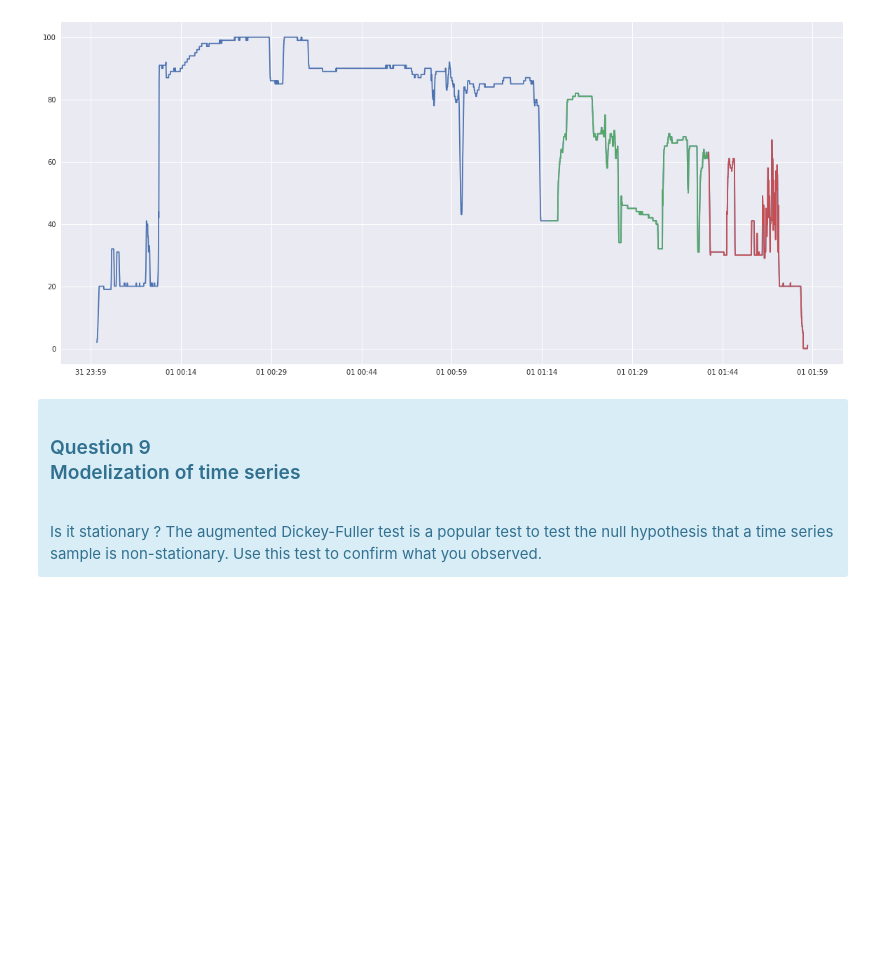
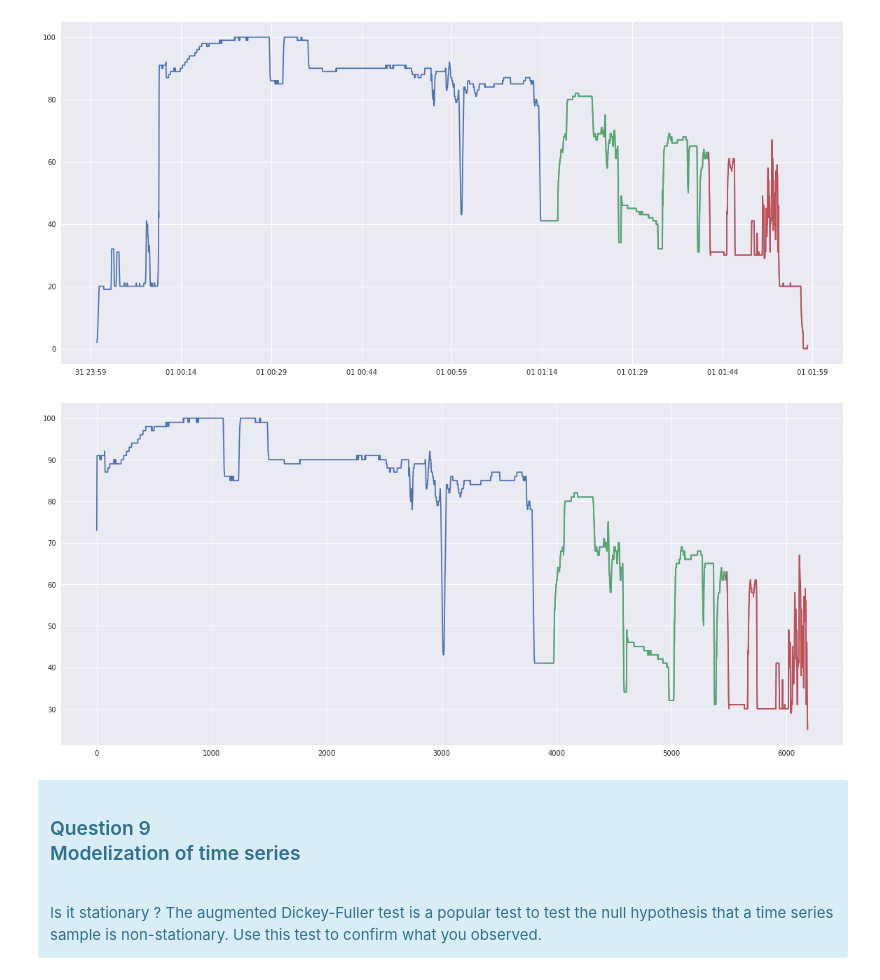
Before and after one commit to raphaelavalos/aml-lab, a Jupyter notebook: Safran/TP_Safran_2018_part1.ipynb, the cells around one changed output. Saved outputs shown, nothing was run; the diff lists cells and outputs as text; code cells hidden in the pictures; blank space fills up the shorter version.

```diff
--- a/Safran/TP_Safran_2018_part1.ipynb
+++ b/Safran/TP_Safran_2018_part1.ipynb
@@ -608,6 +614,17 @@ plt.plot(topredict, 'r')
 plt.show()
 # %% [output]
 [figure]
+# %%
+plt.plot(fl, 'b')
+index_start = 3879
+x_i = np.arange(len(fl))
+tomodel = fl[index_start:index_start+1600]
+topredict = fl[index_start+1600:index_start+3600]
+plt.plot(x_i[index_start:index_start+1600] ,tomodel, 'g')
+plt.plot(x_i[index_start+1600:index_start+3600] ,topredict, 'r')
+plt.show()
+# %% [output]
+[figure, added]
 # %% [markdown]
 <div class="alert alert-info">
 <h3><div class="label label-default">Question 9</div>  <div class="label label-info">Modelization of time series</div></h3>
```
Also changed, not shown: parts of 17 cells of this notebook.
